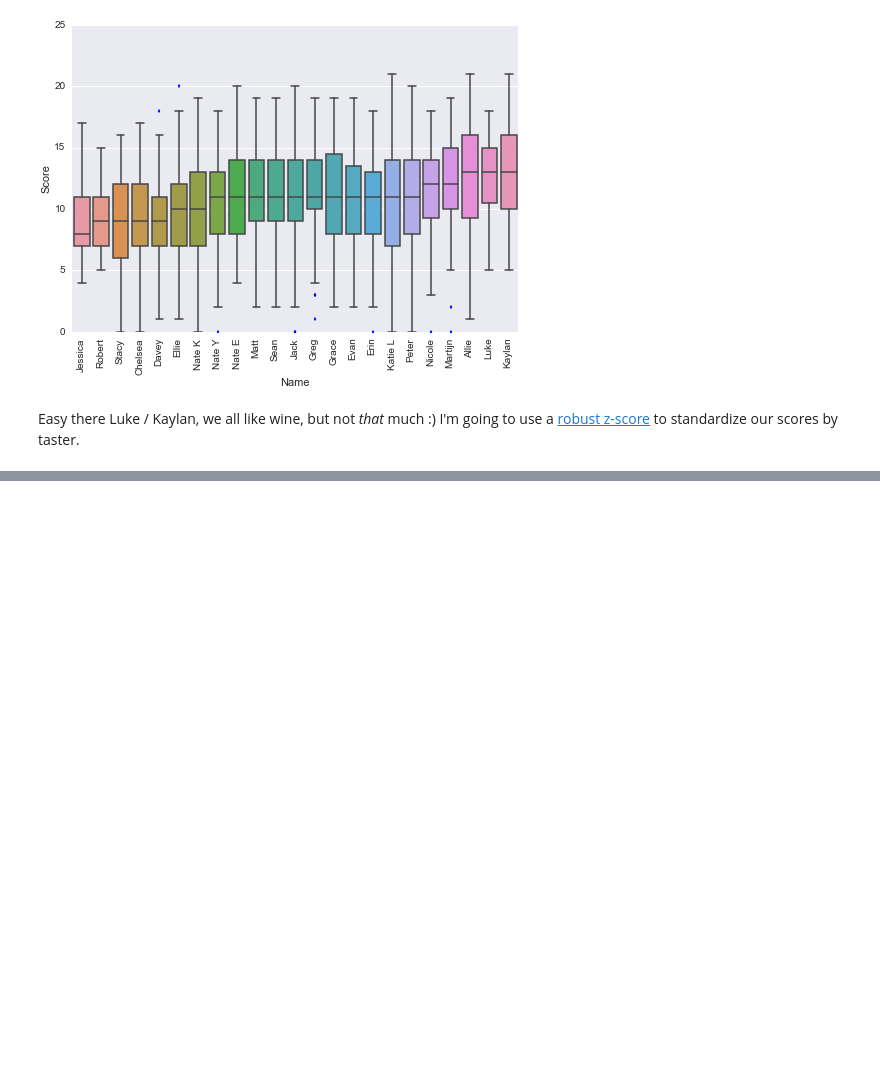
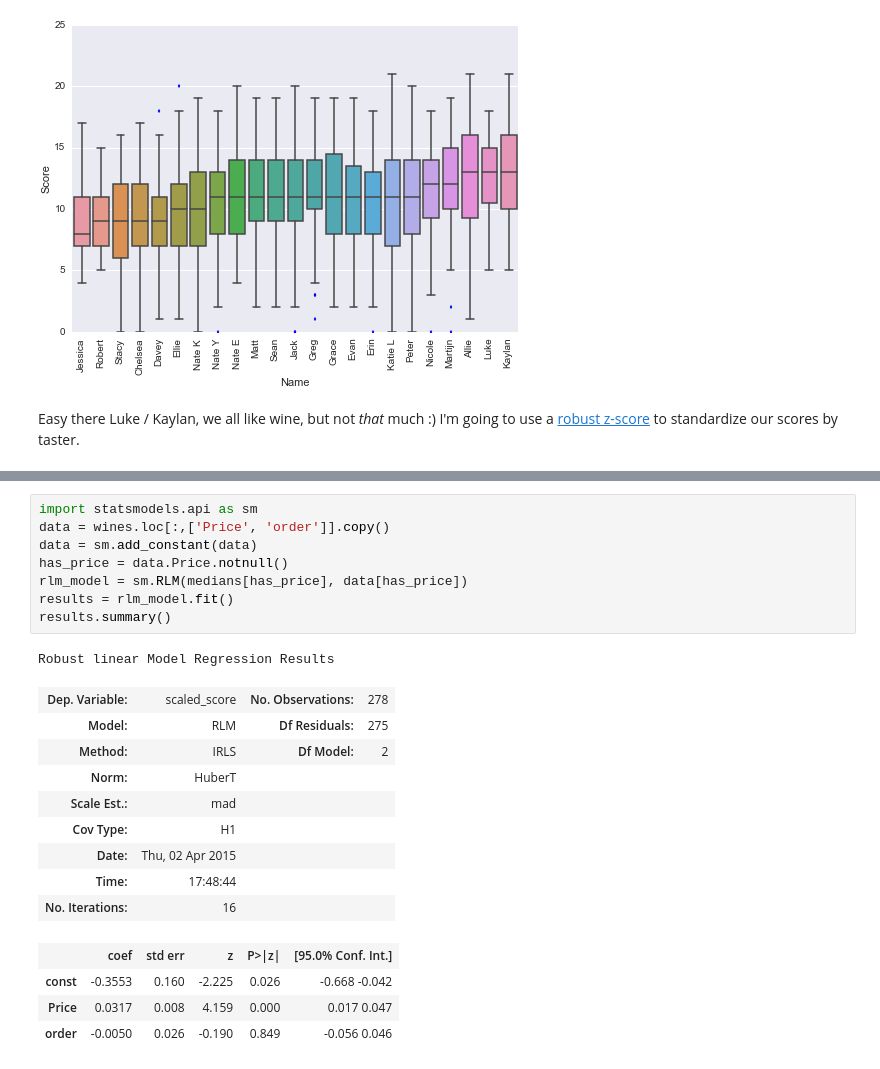
Before and after one commit to pstjohn/old-github-pages-site, a Jupyter notebook: notebooks/2015-04-01-wine-analysis.ipynb, the cells around one changed output, grey strips where cells are left out. Saved outputs shown, nothing was run; the diff lists cells and outputs as text; blank space fills up the shorter version.

```diff
--- a/notebooks/2015-04-01-wine-analysis.ipynb
+++ b/notebooks/2015-04-01-wine-analysis.ipynb
@@ -89,0 +132,23 @@ This requires us to find the average score of each wine
+# %%
+import statsmodels.api as sm
+data = wines.loc[:,['Price', 'order']].copy()
+data = sm.add_constant(data)
+has_price = data.Price.notnull()
+rlm_model = sm.RLM(medians[has_price], data[has_price])
+results = rlm_model.fit()
+results.summary()
+# %% [output]
+Robust linear Model Regression Results
+| Dep. Variable: | scaled_score | No. Observations: | 278 |
+| Model: | RLM | Df Residuals: | 275 |
+| Method: | IRLS | Df Model: | 2 |
+| Norm: | HuberT |  |  |
+| Scale Est.: | mad |  |  |
+| Cov Type: | H1 |  |  |
+| Date: | Thu, 02 Apr 2015 |  |  |
+| Time: | 17:48:44 |  |  |
+| No. Iterations: | 16 |  |  |
+|  | coef | std err | z | P>|z| | [95.0% Conf. Int.] |
+| const | -0.3553 | 0.160 | -2.225 | 0.026 | -0.668 -0.042 |
+| Price | 0.0317 | 0.008 | 4.159 | 0.000 | 0.017 0.047 |
+| order | -0.0050 | 0.026 | -0.190 | 0.849 | -0.056 0.046 |
```
Also changed, not shown: parts of 10 cells of this notebook, 7 other files.
